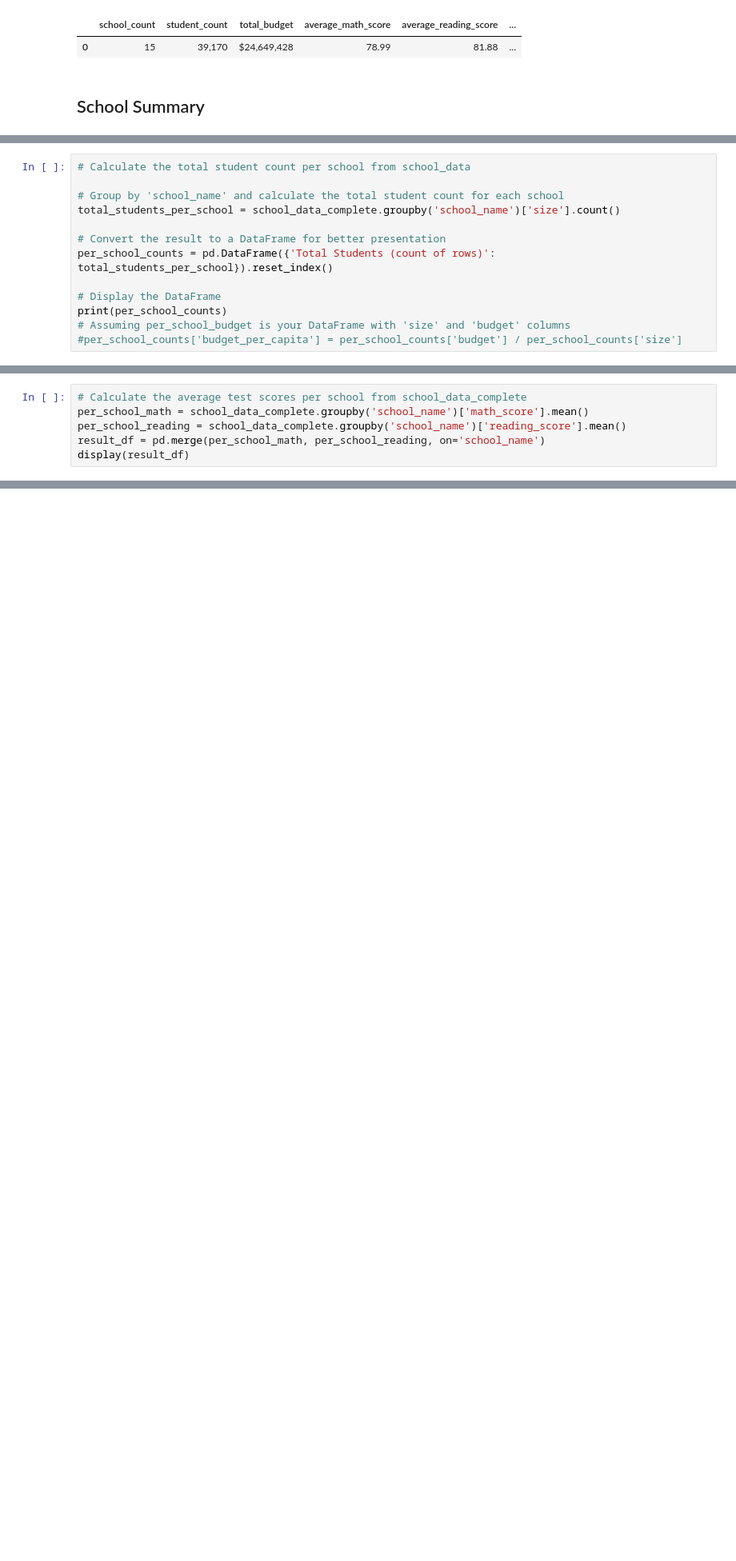
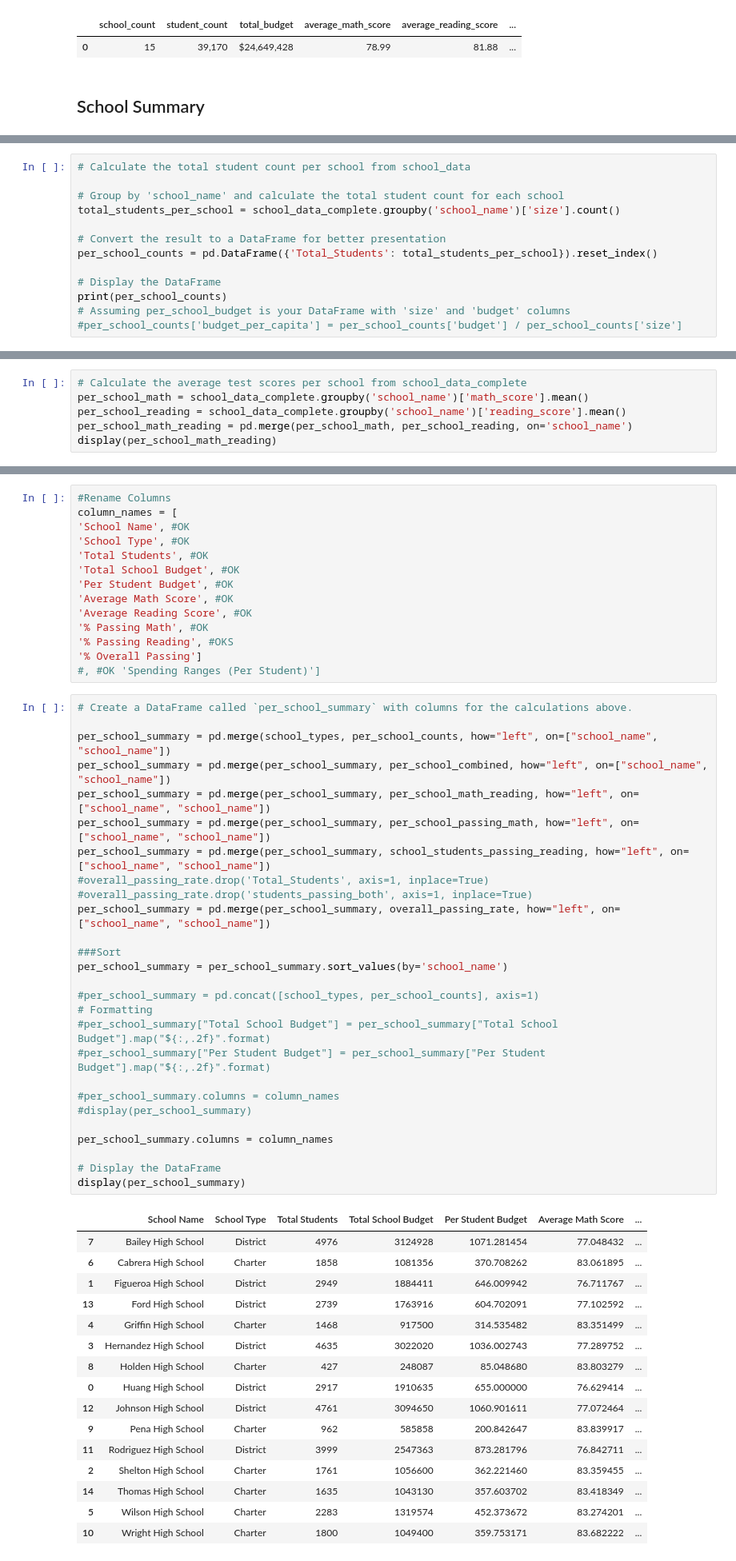
Before and after one commit to jerryevalentine/pandas-challenge, a Jupyter notebook: PyCitySchools/PyCitySchools_FINAL.ipynb, the cells around one changed output, grey strips where cells are left out. Shown: that part at 80% size. Drawn from its saved outputs; the diff is of its cells as text; blank space fills up the shorter version.

```diff
--- a/PyCitySchools/PyCitySchools_FINAL.ipynb
+++ b/PyCitySchools/PyCitySchools_FINAL.ipynb
@@ -171,7 +176,7 @@ Name: type, dtype: object
 total_students_per_school = school_data_complete.groupby('school_name')['size'].count()
 
 # Convert the result to a DataFrame for better presentation
-per_school_counts = pd.DataFrame({'Total Students (count of rows)': total_students_per_school}).reset_index()
+per_school_counts = pd.DataFrame({'Total_Students': total_students_per_school}).reset_index()
 
 # Display the DataFrame
 print(per_school_counts)
@@ -227,8 +232,8 @@ display(per_school_combined)
 # Calculate the average test scores per school from school_data_complete
 per_school_math = school_data_complete.groupby('school_name')['math_score'].mean()
 per_school_reading = school_data_complete.groupby('school_name')['reading_score'].mean()
-result_df = pd.merge(per_school_math, per_school_reading, on='school_name')
-display(result_df)
+per_school_math_reading = pd.merge(per_school_math, per_school_reading, on='school_name')
+display(per_school_math_reading)
 # %% [output]
 |  | math_score | reading_score |
 | school_name |  |  |
@@ -278,0 +445,58 @@ print(students_passing_math)
+# %%
+#Rename Columns
+column_names = [
+'School Name', #OK
+'School Type', #OK
+'Total Students', #OK
+'Total School Budget', #OK
+'Per Student Budget', #OK
+'Average Math Score', #OK
+'Average Reading Score', #OK
+'% Passing Math', #OK
+'% Passing Reading', #OKS
+'% Overall Passing']
+#, #OK 'Spending Ranges (Per Student)']
+# %%
+# Create a DataFrame called `per_school_summary` with columns for the calculations above.
+
+per_school_summary = pd.merge(school_types, per_school_counts, how="left", on=["school_name", "school_name"])
+per_school_summary = pd.merge(per_school_summary, per_school_combined, how="left", on=["school_name", "school_name"])
+per_school_summary = pd.merge(per_school_summary, per_school_math_reading, how="left", on=["school_name", "school_name"])
+per_school_summary = pd.merge(per_school_summary, per_school_passing_math, how="left", on=["school_name", "school_name"])
+per_school_summary = pd.merge(per_school_summary, school_students_passing_reading, how="left", on=["school_name", "school_name"])
+#overall_passing_rate.drop('Total_Students', axis=1, inplace=True)
+#overall_passing_rate.drop('students_passing_both', axis=1, inplace=True)
+per_school_summary = pd.merge(per_school_summary, overall_passing_rate, how="left", on=["school_name", "school_name"])
+
+###Sort
+per_school_summary = per_school_summary.sort_values(by='school_name')
+
+#per_school_summary = pd.concat([school_types, per_school_counts], axis=1)
+# Formatting
+#per_school_summary["Total School Budget"] = per_school_summary["Total School Budget"].map("${:,.2f}".format)
+#per_school_summary["Per Student Budget"] = per_school_summary["Per Student Budget"].map("${:,.2f}".format)
+
+#per_school_summary.columns = column_names
+#display(per_school_summary)
+
+per_school_summary.columns = column_names
+
+# Display the DataFrame
+display(per_school_summary)
+# %% [output]
+|  | School Name | School Type | Total Students | Total School Budget | Per Student Budget | Average Math Score | ... |
+| 7 | Bailey High School | District | 4976 | 3124928 | 1071.281454 | 77.048432 | ... |
+| 6 | Cabrera High School | Charter | 1858 | 1081356 | 370.708262 | 83.061895 | ... |
+| 1 | Figueroa High School | District | 2949 | 1884411 | 646.009942 | 76.711767 | ... |
+| 13 | Ford High School | District | 2739 | 1763916 | 604.702091 | 77.102592 | ... |
+| 4 | Griffin High School | Charter | 1468 | 917500 | 314.535482 | 83.351499 | ... |
+| 3 | Hernandez High School | District | 4635 | 3022020 | 1036.002743 | 77.289752 | ... |
+| 8 | Holden High School | Charter | 427 | 248087 | 85.048680 | 83.803279 | ... |
+| 0 | Huang High School | District | 2917 | 1910635 | 655.000000 | 76.629414 | ... |
+| 12 | Johnson High School | District | 4761 | 3094650 | 1060.901611 | 77.072464 | ... |
+| 9 | Pena High School | Charter | 962 | 585858 | 200.842647 | 83.839917 | ... |
+| 11 | Rodriguez High School | District | 3999 | 2547363 | 873.281796 | 76.842711 | ... |
+| 2 | Shelton High School | Charter | 1761 | 1056600 | 362.221460 | 83.359455 | ... |
+| 14 | Thomas High School | Charter | 1635 | 1043130 | 357.603702 | 83.418349 | ... |
+| 5 | Wilson High School | Charter | 2283 | 1319574 | 452.373672 | 83.274201 | ... |
+| 10 | Wright High School | Charter | 1800 | 1049400 | 359.753171 | 83.682222 | ... |
```
Also changed, not shown: parts of 46 cells of this notebook.
